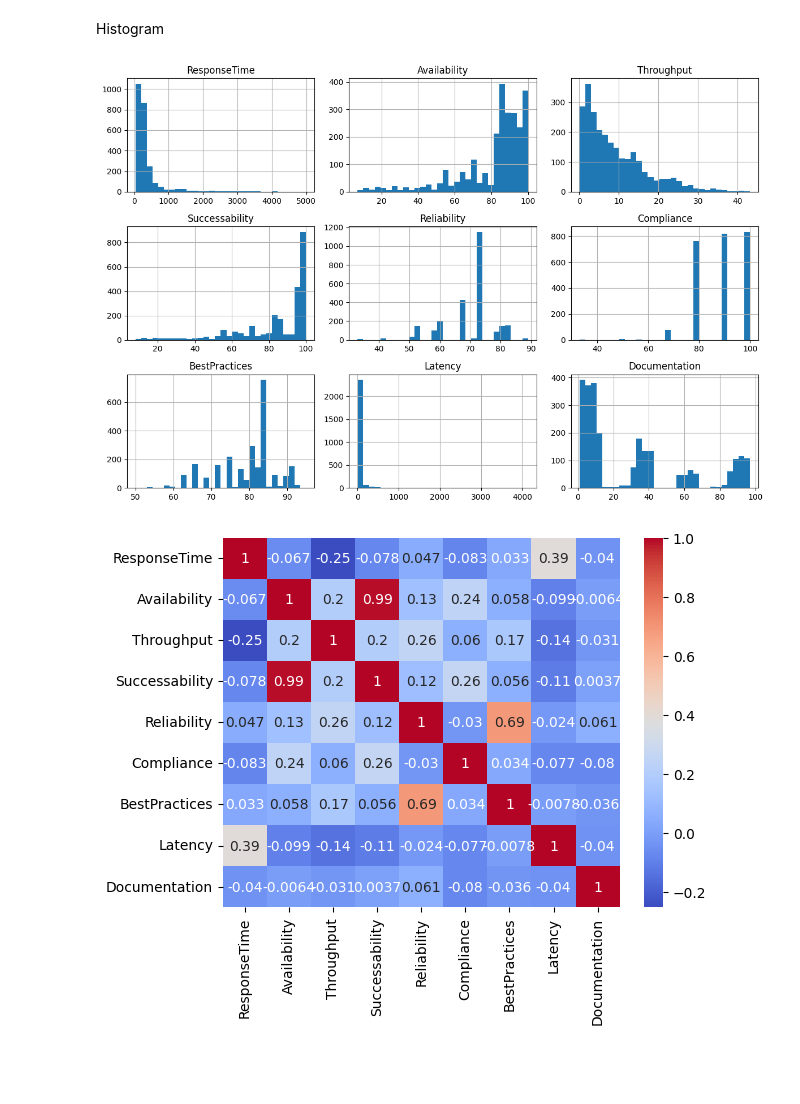
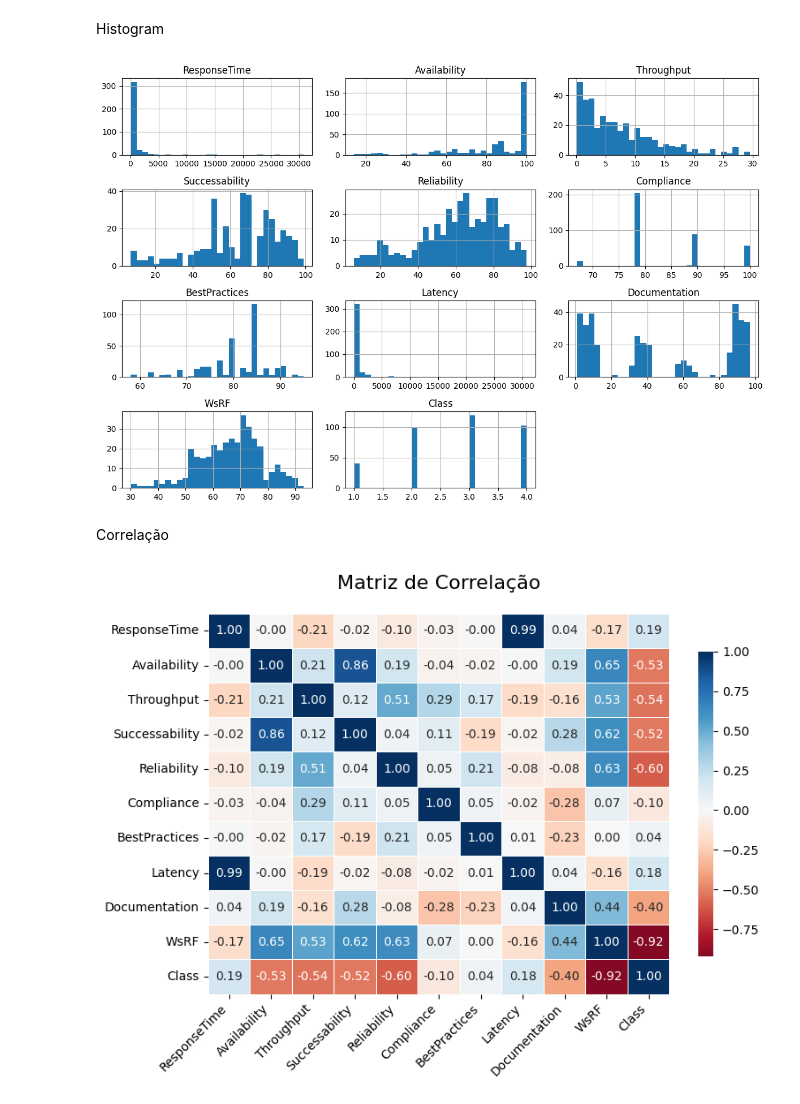
Before and after one commit to BeBelissimo/Route-25, a Jupyter notebook: inicio.ipynb, the cells around one changed output. Saved outputs shown, nothing was run; the diff lists cells and outputs as text; code cells hidden in the pictures; blank space fills up the shorter version.

```diff
--- a/inicio.ipynb
+++ b/inicio.ipynb
@@ -8,7 +8,7 @@ import seaborn as sns
 # %% [markdown]
 ## Load & inspect data
 # %%
-df = pd.read_csv("data/qws2.txt", delimiter=",", skiprows=31, on_bad_lines="skip")
+df = pd.read_csv("data/qws1.txt", delimiter=",", skiprows=42, on_bad_lines="skip")
 
 print(df.head())
 # %% [output]
@@ -32,7 +32,7 @@ Header creation
 df.columns = [
     "ResponseTime", "Availability", "Throughput", "Successability",
     "Reliability", "Compliance", "BestPractices", "Latency", "Documentation",
-    "ServiceName", "WSDLAddress"
+    "WsRF", "Class", "ServiceName", "WSDLAddress"
 ]
 
 print(df.head())
@@ -132,10 +134,33 @@ df.hist(figsize=(12,8), bins=30)
 plt.tight_layout()
 plt.show()
 # %% [output]
-[figure, old version]
+[figure, new version]
+# %% [markdown]
+Correlação
 # %%
-corr = df.iloc[:, :9].corr()
-sns.heatmap(corr, annot=True, cmap="coolwarm")
+# Calcula a correlação
+corr = df.iloc[:, :11].corr()
+
+# Define tamanho da figura
+plt.figure(figsize=(8, 6))
+
+# Cria o heatmap com melhorias
+sns.heatmap(
+    corr,
+    annot=True,
+    fmt=".2f",
+    cmap="RdBu",
+    center=0,
+    linewidths=0.5,
+    cbar_kws={"shrink": 0.8}
+)
+
+# Ajusta título e rótulos
+plt.title("Matriz de Correlação", fontsize=16, pad=20)
+plt.xticks(rotation=45, ha="right", fontsize=10)
+plt.yticks(rotation=0, fontsize=10)
+
+plt.tight_layout()
 plt.show()
 # %% [output]
-[figure, old version]
+[figure, new version]
```
Also changed, not shown: parts of 6 cells of this notebook.
